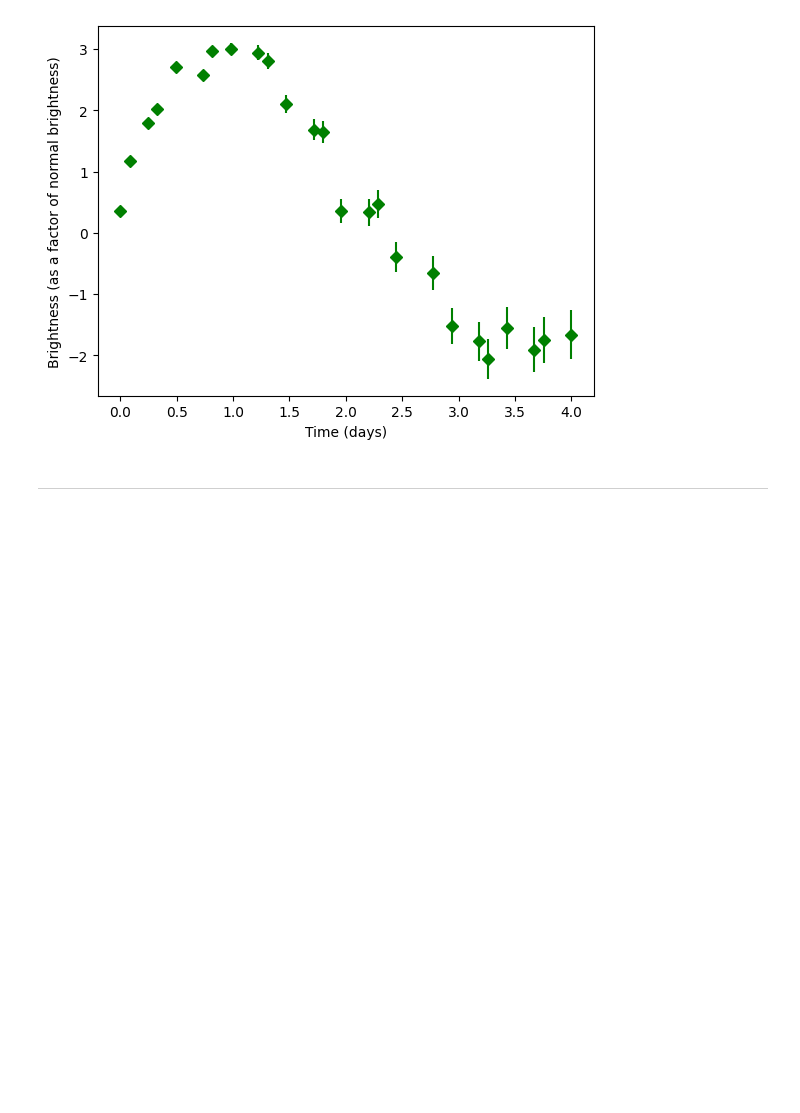
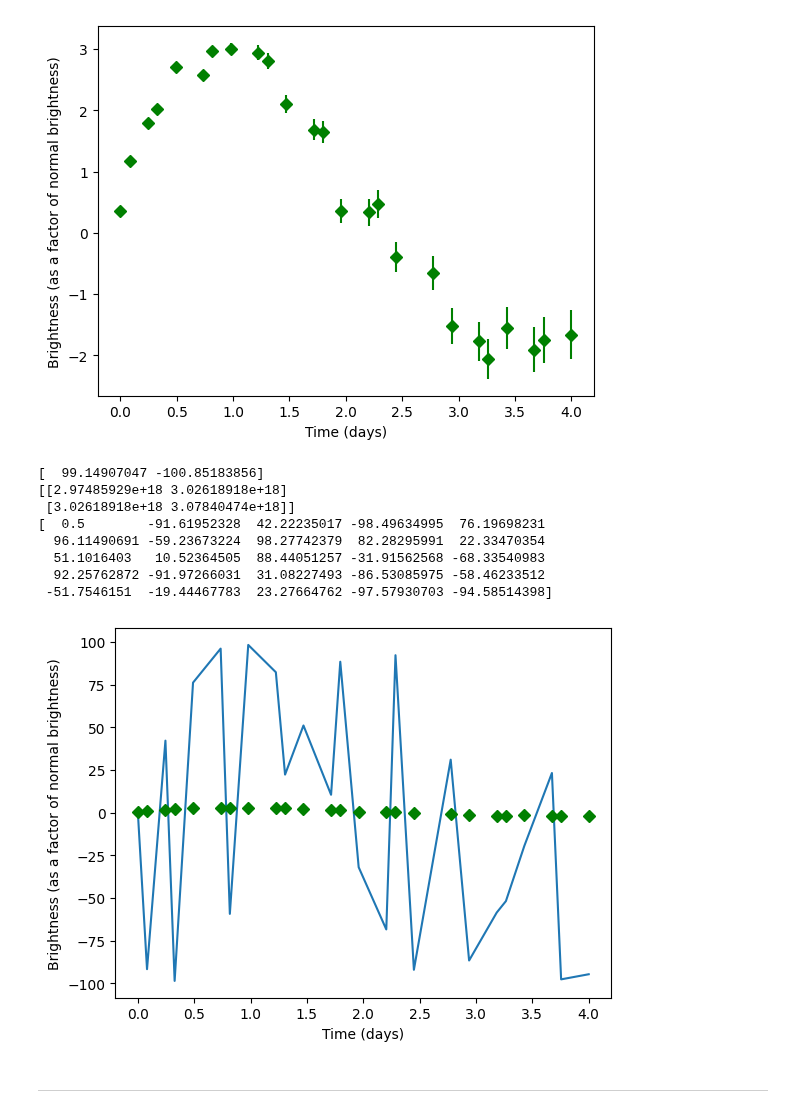
Before and after one commit to BHW270/PPPS_tutorials, a Jupyter notebook: Chapter1/Chapter1_yourturn.ipynb, the cells around one changed output. Drawn from its saved outputs; the diff is of its cells as text; code cells hidden in the pictures; blank space fills up the shorter version.

```diff
--- a/Chapter1/Chapter1_yourturn.ipynb
+++ b/Chapter1/Chapter1_yourturn.ipynb
@@ -107,12 +107,36 @@ plt.show()
 # %%
 #question 3
 from scipy.optimize import curve_fit #use this to make guesses and get a good fit
 def fit_function(A,B,x):  #x is the time, y is the output from the throy,
   C = 1 # some constant
-  return =Asin(Bx)+0.5
+  return A*np.sin(B*x)+0.5
 
-#need to generate np.line with this function for different A and B values
-A = []
+param, param_cov = curve_fit(fit_function, time, brightness)
+print(param)
+print(param_cov)
+
+#modeled_brightness = param[0] * np.sin(param[1] * time)
+modeled_brightness = fit_function(param[0], param[1], time)
+print(modeled_brightness)
+fig,ax = plt.subplots()
+#ax.scatter(time,brightness, color="green", marker = "D", )
+
+ax.errorbar(time, brightness, yerr=bright_errors, fmt='D', label='Data with Errorbars', color = "green")
+plt.plot(time,modeled_brightness)
+
+ax.set(xlabel="Time (days)")
+ax.set(ylabel="Brightness (as a factor of normal brightness)")
+plt.show()
+# %% [output]
+[  99.14907047 -100.85183856]
+[[2.97485929e+18 3.02618918e+18]
+ [3.02618918e+18 3.07840474e+18]]
+[  0.5        -91.61952328  42.22235017 -98.49634995  76.19698231
+  96.11490691 -59.23673224  98.27742379  82.28295991  22.33470354
+  51.1016403   10.52364505  88.44051257 -31.91562568 -68.33540983
+  92.25762872 -91.97266031  31.08227493 -86.53085975 -58.46233512
+ -51.7546151  -19.44467783  23.27664762 -97.57930703 -94.58514398]
+[figure, added]
 # %% [markdown]
 ***
 # %% [markdown]
```
